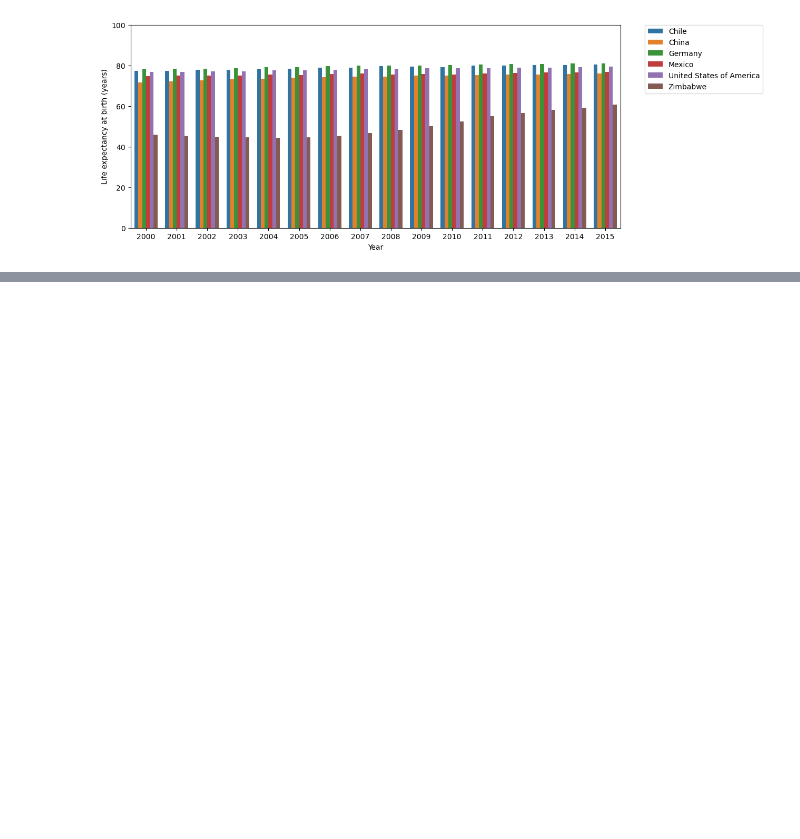
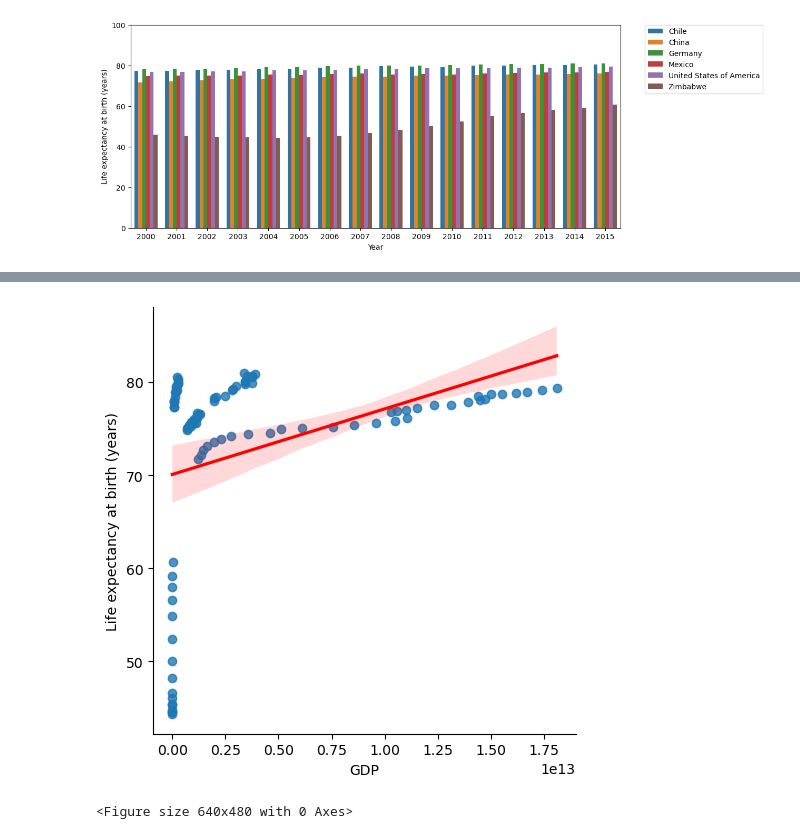
Before and after one commit to Pouria-Zarrin/GDP, a Jupyter notebook: life_expectancy_gdp.ipynb, the cells around one changed output, grey strips where cells are left out. Saved outputs shown, nothing was run; the diff lists cells and outputs as text; code cells hidden in the pictures; blank space fills up the shorter version.

```diff
--- a/life_expectancy_gdp.ipynb
+++ b/life_expectancy_gdp.ipynb
@@ -54,0 +108,7 @@ plt.legend(bbox_to_anchor=(1.05, 1), loc='upper left', borderaxespad=0.)
+# %%
+sns.lmplot(y = 'Life expectancy at birth (years)' , x = 'GDP' , data = df , line_kws={'color': 'red'})
+plt.show()
+plt.clf()
+# %% [output]
+[figure, added]
+<Figure size 640x480 with 0 Axes>
```
Also changed, not shown: parts of 3 cells of this notebook.
